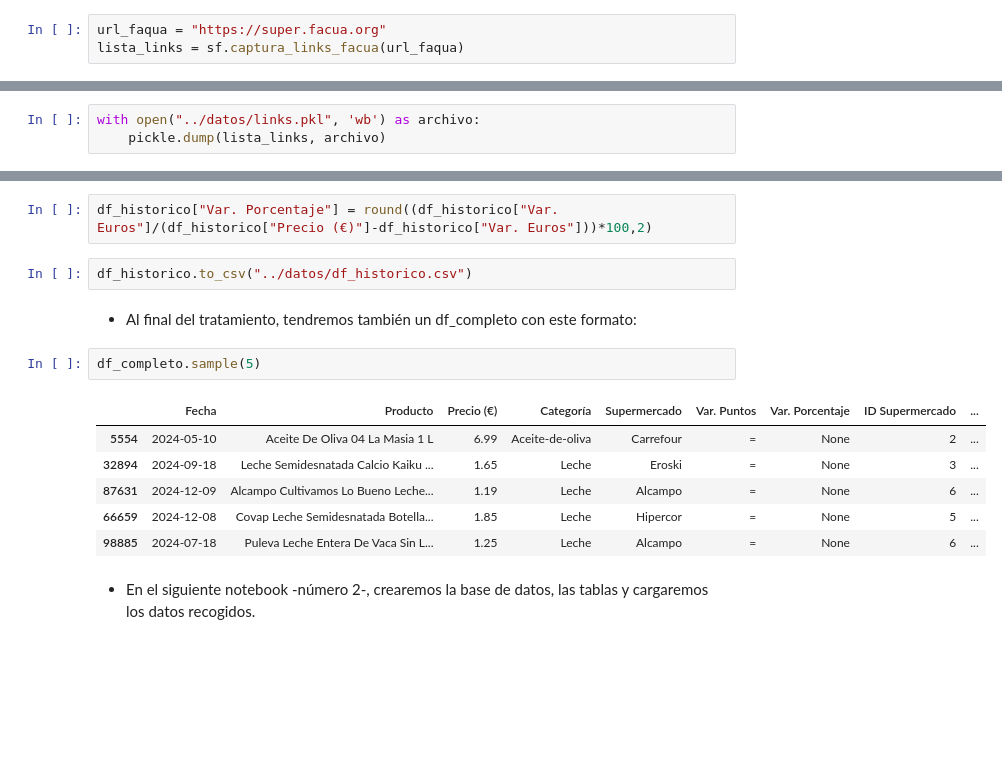
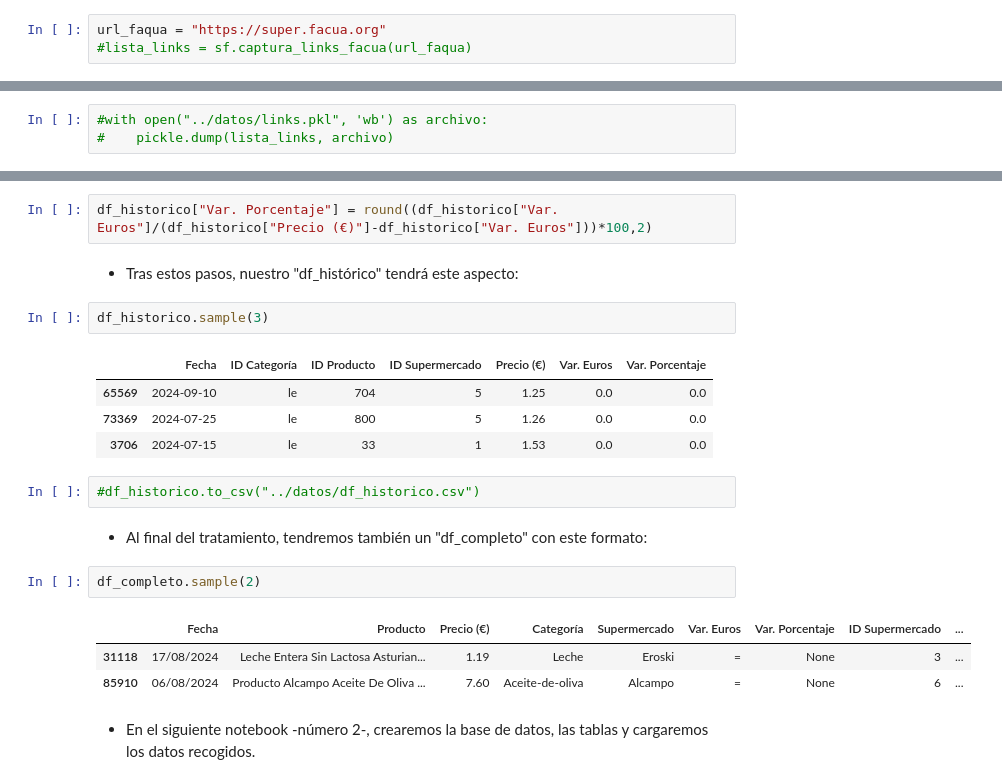
Before and after one commit to davfranco1/Proyecto4-AnalisisFacua, a Jupyter notebook: notebooks/1_CapturaDatos.ipynb, the cells around one changed output, grey strips where cells are left out. Saved outputs shown, nothing was run; the diff lists cells and outputs as text; blank space fills up the shorter version.

Commit message:
Problema fechas resuelto

```diff
--- a/notebooks/1_CapturaDatos.ipynb
+++ b/notebooks/1_CapturaDatos.ipynb
@@ -32,7 +32,7 @@ warnings.filterwarnings("ignore") # Ignora TODOS los avisos
 - Dado que los datos se modifican cada vez que se ejecuta una función, las mismas están comentadas. Para ejecutarlas, debe eliminarse la #.
 # %%
 url_faqua = "https://super.facua.org"
-lista_links = sf.captura_links_facua(url_faqua)
+#lista_links = sf.captura_links_facua(url_faqua)
 # %% [output]
 Click en cookies
 Click en supermercado: 1
@@ -62,6 +62,6 @@ Click en categoría: 3
 # %% [markdown]
 - Guardamos los links extraídos en un archivo de formato pickle, de modo que puedan utilizarse en otro momento sin necesidad de ejecutar nuevamente la captura. También los hemos guardado en un archivo .py.
 # %%
-with open("../datos/links.pkl", 'wb') as archivo:
-    pickle.dump(lista_links, archivo)
+#with open("../datos/links.pkl", 'wb') as archivo:
+#    pickle.dump(lista_links, archivo)
 # %% [markdown]
@@ -211,18 +215,24 @@ df_historico["Var. Euros"] = (df_historico["Var. Euros"]
 - Calcularemos la columna de Variación Porcentaje nuevamente dado que, hemos identificado que habíamos perdido la condición de positivo o negativo.
 # %%
 df_historico["Var. Porcentaje"] = round((df_historico["Var. Euros"]/(df_historico["Precio (€)"]-df_historico["Var. Euros"]))*100,2)
+# %% [markdown]
+- Tras estos pasos, nuestro "df_histórico" tendrá este aspecto:
+# %%
+df_historico.sample(3)
+# %% [output]
+|  | Fecha | ID Categoría | ID Producto | ID Supermercado | Precio (€) | Var. Euros | Var. Porcentaje |
+| 65569 | 2024-09-10 | le | 704 | 5 | 1.25 | 0.0 | 0.0 |
+| 73369 | 2024-07-25 | le | 800 | 5 | 1.26 | 0.0 | 0.0 |
+| 3706 | 2024-07-15 | le | 33 | 1 | 1.53 | 0.0 | 0.0 |
 # %%
-df_historico.to_csv("../datos/df_historico.csv")
+#df_historico.to_csv("../datos/df_historico.csv")
 # %% [markdown]
-- Al final del tratamiento, tendremos también un df_completo con este formato:
+- Al final del tratamiento, tendremos también un "df_completo" con este formato:
 # %%
-df_completo.sample(5)
+df_completo.sample(2)
 # %% [output]
-|  | Fecha | Producto | Precio (€) | Categoría | Supermercado | Var. Puntos | Var. Porcentaje | ID Supermercado | ... |
-| 5554 | 2024-05-10 | Aceite De Oliva 04 La Masia 1 L | 6.99 | Aceite-de-oliva | Carrefour | = | None | 2 | ... |
-| 32894 | 2024-09-18 | Leche Semidesnatada Calcio Kaiku ... | 1.65 | Leche | Eroski | = | None | 3 | ... |
-| 87631 | 2024-12-09 | Alcampo Cultivamos Lo Bueno Leche... | 1.19 | Leche | Alcampo | = | None | 6 | ... |
-| 66659 | 2024-12-08 | Covap Leche Semidesnatada Botella... | 1.85 | Leche | Hipercor | = | None | 5 | ... |
-| 98885 | 2024-07-18 | Puleva Leche Entera De Vaca Sin L... | 1.25 | Leche | Alcampo | = | None | 6 | ... |
+|  | Fecha | Producto | Precio (€) | Categoría | Supermercado | Var. Euros | Var. Porcentaje | ID Supermercado | ... |
+| 31118 | 17/08/2024 | Leche Entera Sin Lactosa Asturian... | 1.19 | Leche | Eroski | = | None | 3 | ... |
+| 85910 | 06/08/2024 | Producto Alcampo Aceite De Oliva ... | 7.60 | Aceite-de-oliva | Alcampo | = | None | 6 | ... |
 # %% [markdown]
 - En el siguiente notebook -número 2-, crearemos la base de datos, las tablas y cargaremos los datos recogidos.
```
Also changed, not shown: parts of 16 cells of this notebook, 8 other files.
